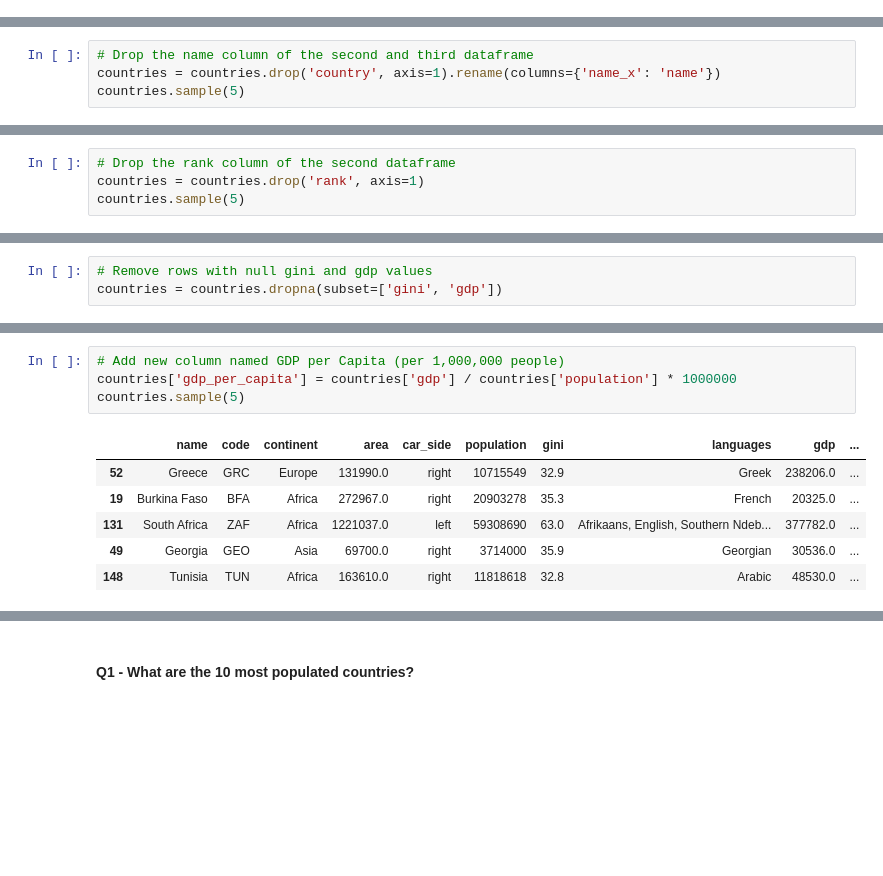
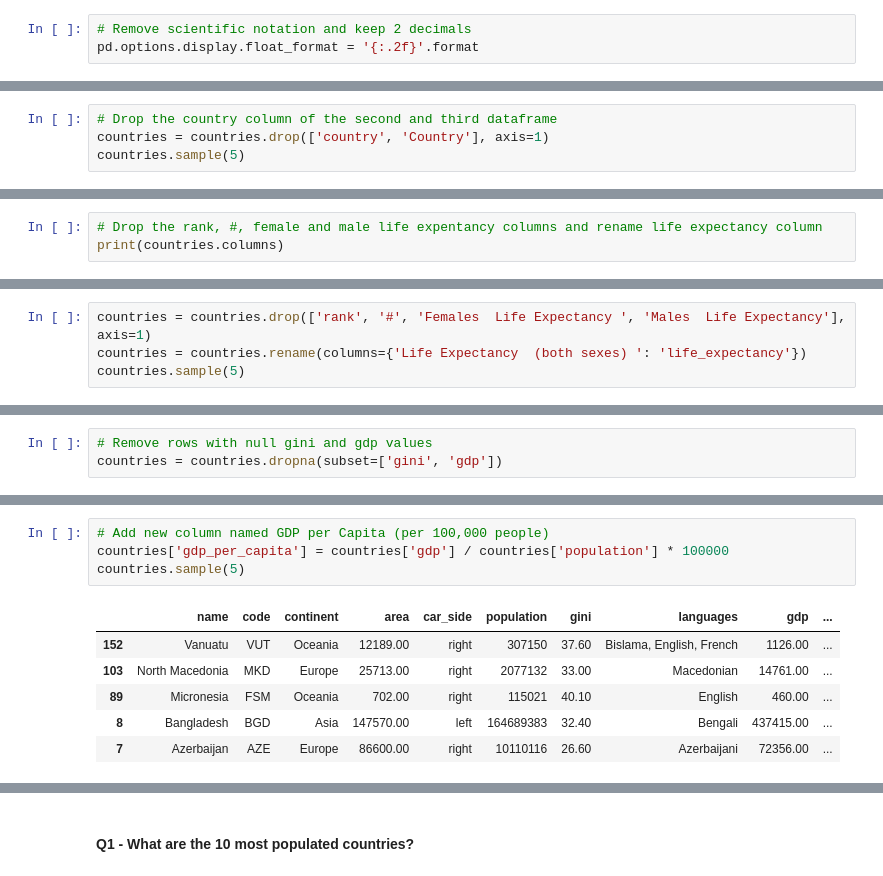
Before and after one commit to nadpierre/countries-eda-project, a Jupyter notebook: Country Analysis.ipynb, the cells around one changed output, grey strips where cells are left out. Saved outputs shown, nothing was run; the diff lists cells and outputs as text; blank space fills up the shorter version.

```diff
--- a/Country Analysis.ipynb
+++ b/Country Analysis.ipynb
@@ -118,3 +169,6 @@ Merged dataframe shape: (250, 12)
+# %%
+# Remove scientific notation and keep 2 decimals
+pd.options.display.float_format = '{:.2f}'.format
 # %%
 countries.head()
 # %% [output]
@@ -197,6 +254,6 @@ memory usage: 23.6+ KB
 # %%
-# Drop the name column of the second and third dataframe
-countries = countries.drop('country', axis=1).rename(columns={'name_x': 'name'})
+# Drop the country column of the second and third dataframe
+countries = countries.drop(['country', 'Country'], axis=1)
 countries.sample(5)
 # %% [output]
 |  | name | cca3 | continent | area | car_side | population | gini | languages | code | rank | ... |
@@ -219,5 +276,4 @@ countries.sample(5)
 # %%
-# Drop the rank column of the second dataframe
-countries = countries.drop('rank', axis=1)
-countries.sample(5)
+# Drop the rank, #, female and male life expentancy columns and rename life expectancy column
+print(countries.columns)
 # %% [output]
@@ -229,0 +284,4 @@ countries.sample(5)
+# %%
+countries = countries.drop(['rank', '#', 'Females  Life Expectancy ', 'Males  Life Expectancy'], axis=1)
+countries = countries.rename(columns={'Life Expectancy  (both sexes) ': 'life_expectancy'})
+countries.sample(5)
@@ -318,11 +385,11 @@ countries.tail()
 # %%
-# Add new column named GDP per Capita (per 1,000,000 people)
-countries['gdp_per_capita'] = countries['gdp'] / countries['population'] * 1000000
+# Add new column named GDP per Capita (per 100,000 people)
+countries['gdp_per_capita'] = countries['gdp'] / countries['population'] * 100000
 countries.sample(5)
 # %% [output]
 |  | name | code | continent | area | car_side | population | gini | languages | gdp | ... |
-| 52 | Greece | GRC | Europe | 131990.0 | right | 10715549 | 32.9 | Greek | 238206.0 | ... |
-| 19 | Burkina Faso | BFA | Africa | 272967.0 | right | 20903278 | 35.3 | French | 20325.0 | ... |
-| 131 | South Africa | ZAF | Africa | 1221037.0 | left | 59308690 | 63.0 | Afrikaans, English, Southern Ndeb... | 377782.0 | ... |
-| 49 | Georgia | GEO | Asia | 69700.0 | right | 3714000 | 35.9 | Georgian | 30536.0 | ... |
-| 148 | Tunisia | TUN | Africa | 163610.0 | right | 11818618 | 32.8 | Arabic | 48530.0 | ... |
+| 152 | Vanuatu | VUT | Oceania | 12189.00 | right | 307150 | 37.60 | Bislama, English, French | 1126.00 | ... |
+| 103 | North Macedonia | MKD | Europe | 25713.00 | right | 2077132 | 33.00 | Macedonian | 14761.00 | ... |
+| 89 | Micronesia | FSM | Oceania | 702.00 | right | 115021 | 40.10 | English | 460.00 | ... |
+| 8 | Bangladesh | BGD | Asia | 147570.00 | left | 164689383 | 32.40 | Bengali | 437415.00 | ... |
+| 7 | Azerbaijan | AZE | Europe | 86600.00 | right | 10110116 | 26.60 | Azerbaijani | 72356.00 | ... |
```
Also changed, not shown: parts of 70 cells of this notebook, 2 other files.
